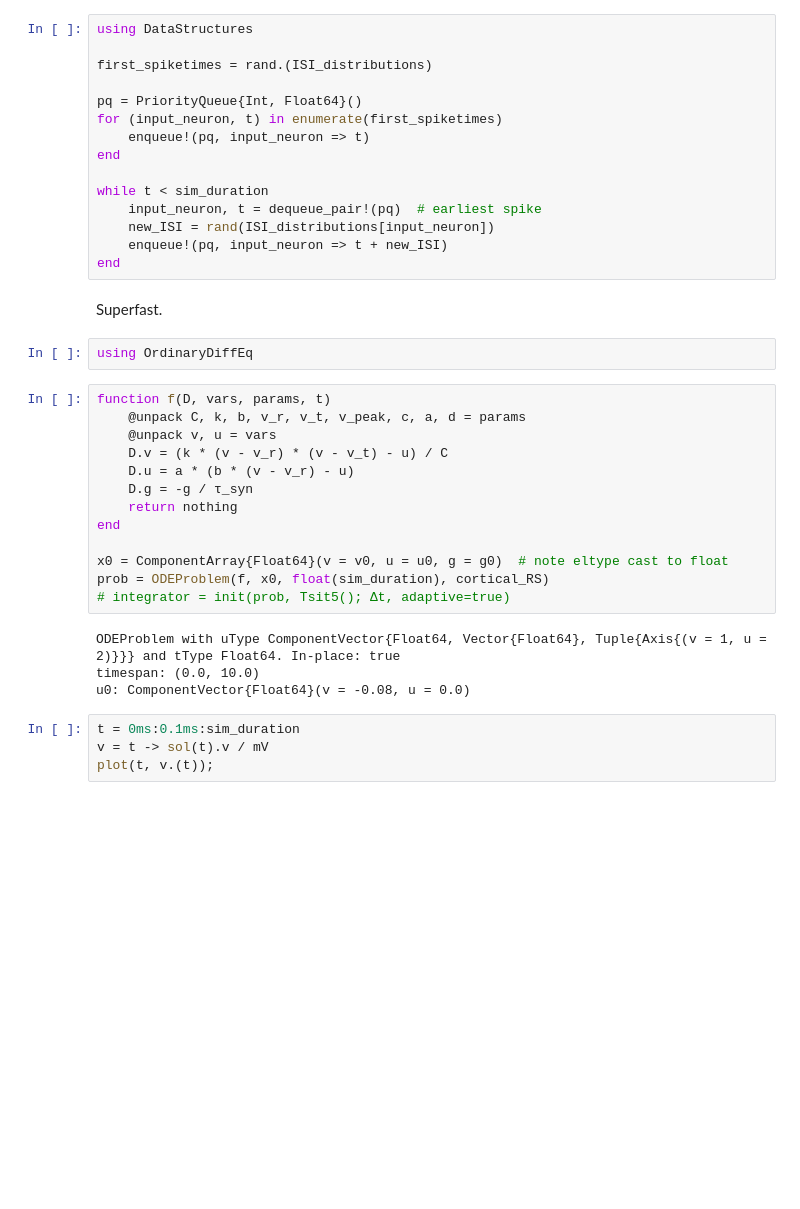
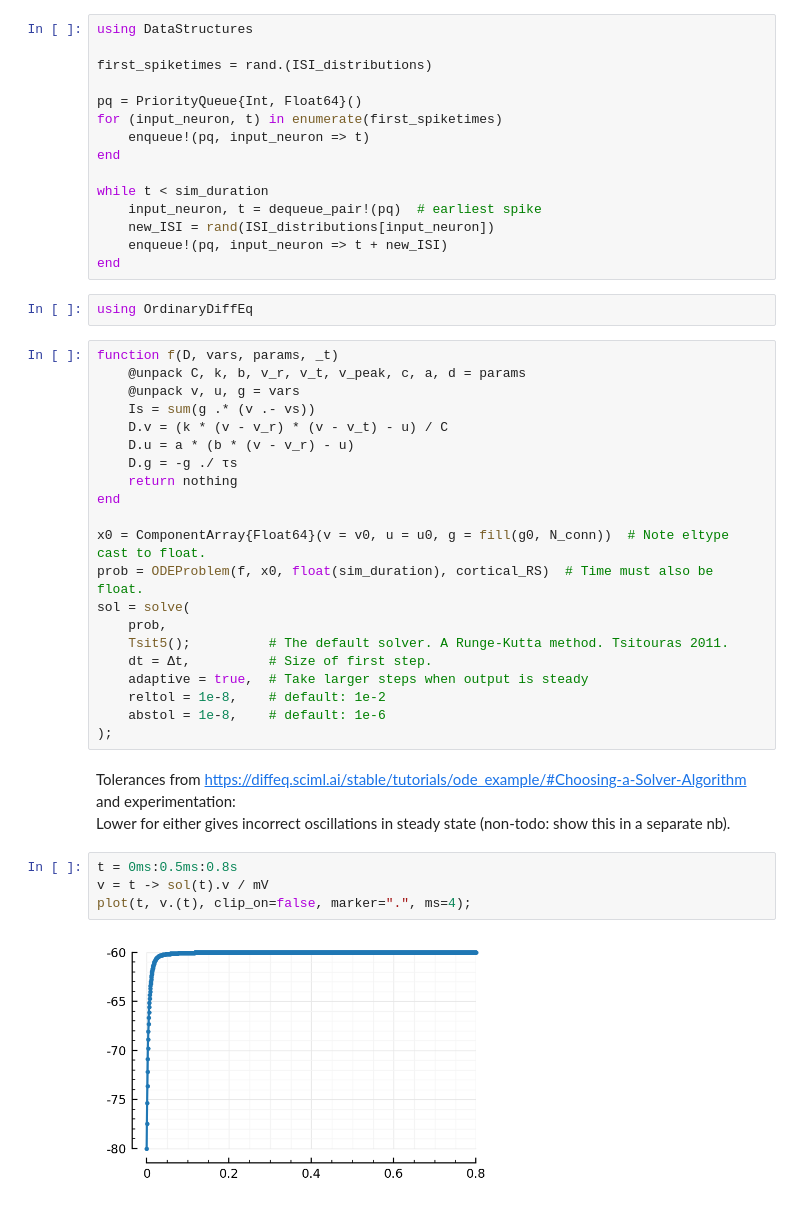
Before and after one commit to tfiers/phd, a Jupyter notebook: nb/2022-02-07__big_N_to_1.ipynb, the cells around one changed output. Cells and saved outputs as stored; diff of their text form; blank space fills up the shorter version.

Commit message:
solve: abs & rel tolerances. synapse ids. Is = sum

```diff
--- a/nb/2022-02-07__big_N_to_1.ipynb
+++ b/nb/2022-02-07__big_N_to_1.ipynb
@@ -140,28 +150,35 @@ while t < sim_duration
     new_ISI = rand(ISI_distributions[input_neuron])
     enqueue!(pq, input_neuron => t + new_ISI)
 end
-# %% [markdown]
-Superfast.
 # %%
 using OrdinaryDiffEq
 # %%
-function f(D, vars, params, t)
+function f(D, vars, params, _t)
     @unpack C, k, b, v_r, v_t, v_peak, c, a, d = params
-    @unpack v, u = vars
+    @unpack v, u, g = vars
+    Is = sum(g .* (v .- vs))
     D.v = (k * (v - v_r) * (v - v_t) - u) / C
     D.u = a * (b * (v - v_r) - u)
-    D.g = -g / τ_syn
+    D.g = -g ./ τs
     return nothing
 end
 
-x0 = ComponentArray{Float64}(v = v0, u = u0, g = g0)  # note eltype cast to float
-prob = ODEProblem(f, x0, float(sim_duration), cortical_RS)
-# integrator = init(prob, Tsit5(); Δt, adaptive=true)
+x0 = ComponentArray{Float64}(v = v0, u = u0, g = fill(g0, N_conn))  # Note eltype cast to float.
+prob = ODEProblem(f, x0, float(sim_duration), cortical_RS)  # Time must also be float.
+sol = solve(
+    prob,
+    Tsit5();          # The default solver. A Runge-Kutta method. Tsitouras 2011.
+    dt = Δt,          # Size of first step.
+    adaptive = true,  # Take larger steps when output is steady
+    reltol = 1e-8,    # default: 1e-2
+    abstol = 1e-8,    # default: 1e-6
+);
-# %% [output]
-ODEProblem with uType ComponentVector{Float64, Vector{Float64}, Tuple{Axis{(v = 1, u = 2)}}} and tType Float64. In-place: true
-timespan: (0.0, 10.0)
-u0: ComponentVector{Float64}(v = -0.08, u = 0.0)
+# %% [markdown]
+Tolerances from https://diffeq.sciml.ai/stable/tutorials/ode_example/#Choosing-a-Solver-Algorithm and experimentation:
+Lower for either gives incorrect oscillations in steady state (non-todo: show this in a separate nb).
 # %%
-t = 0ms:0.1ms:sim_duration
+t = 0ms:0.5ms:0.8s
 v = t -> sol(t).v / mV
-plot(t, v.(t));
+plot(t, v.(t), clip_on=false, marker=".", ms=4);
+# %% [output]
+[figure, added]
```
Also changed, not shown: parts of 5 cells of this notebook, 2 other files.
